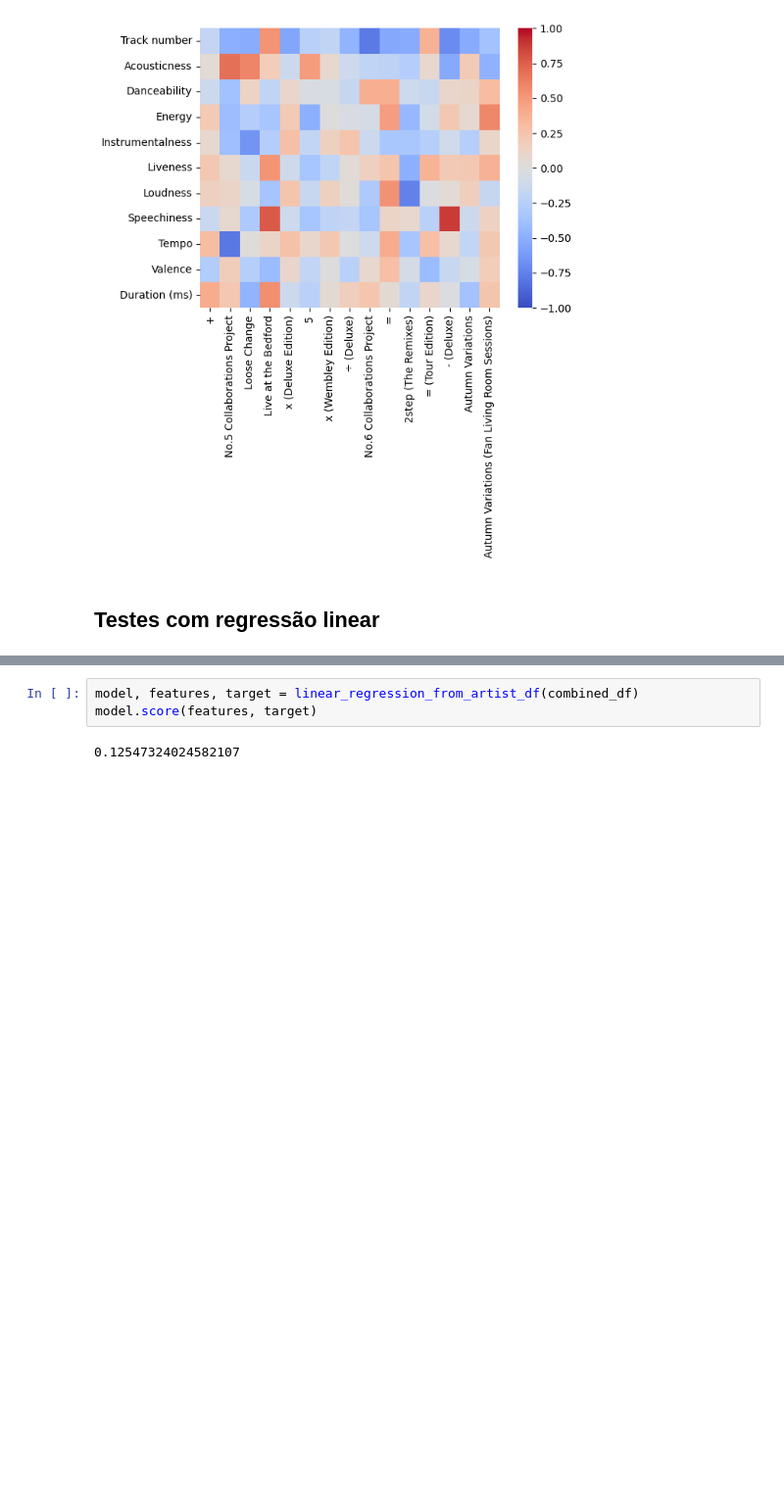
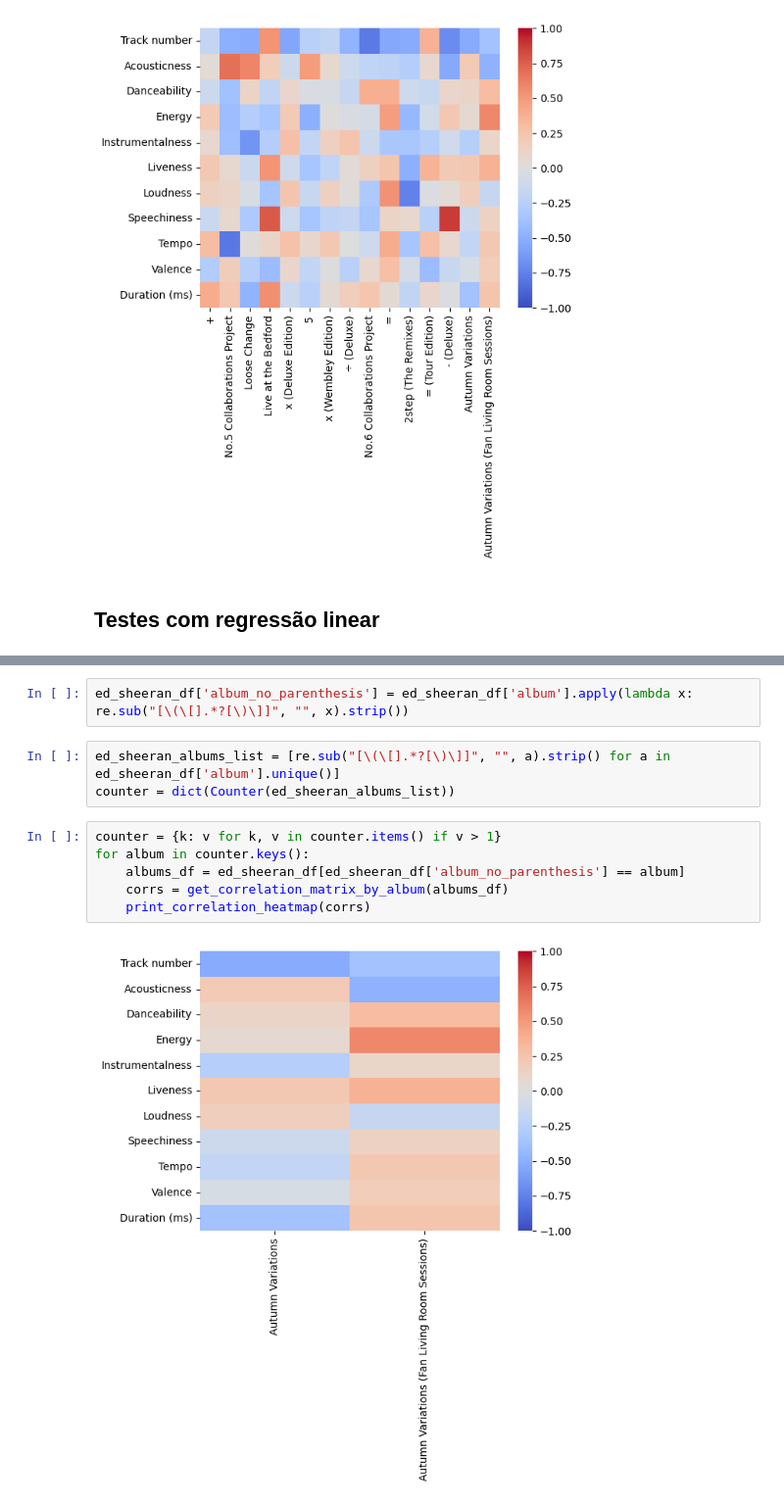
Before and after one commit to mibrahimfm/DataViz-ArtistasSpotify, a Jupyter notebook: Q4.ipynb, the cells around one changed output, grey strips where cells are left out. Shown at 98% size. Cells and saved outputs as stored; diff of their text form; blank space fills up the shorter version.

```diff
--- a/Q4.ipynb
+++ b/Q4.ipynb
@@ -143,5 +124,13 @@ beatles_df[beatles_df['release_date'] <= '1980-01-01']
-# %%
-model, features, target = linear_regression_from_artist_df(combined_df)
-model.score(features, target)
-# %% [output]
-0.12547324024582107
+# %%
+ed_sheeran_df['album_no_parenthesis'] = ed_sheeran_df['album'].apply(lambda x: re.sub("[\(\[].*?[\)\]]", "", x).strip())
+# %%
+ed_sheeran_albums_list = [re.sub("[\(\[].*?[\)\]]", "", a).strip() for a in ed_sheeran_df['album'].unique()]
+counter = dict(Counter(ed_sheeran_albums_list))
+# %%
+counter = {k: v for k, v in counter.items() if v > 1}
+for album in counter.keys():
+    albums_df = ed_sheeran_df[ed_sheeran_df['album_no_parenthesis'] == album]
+    corrs = get_correlation_matrix_by_album(albums_df)
+    print_correlation_heatmap(corrs)
+# %% [output]
+[figure, added]
```
Also changed, not shown: parts of 7 cells of this notebook.
